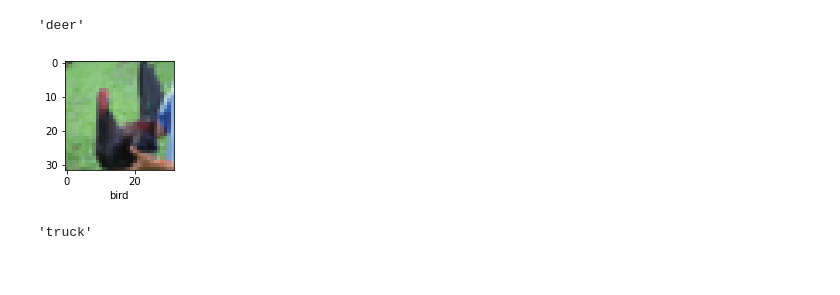
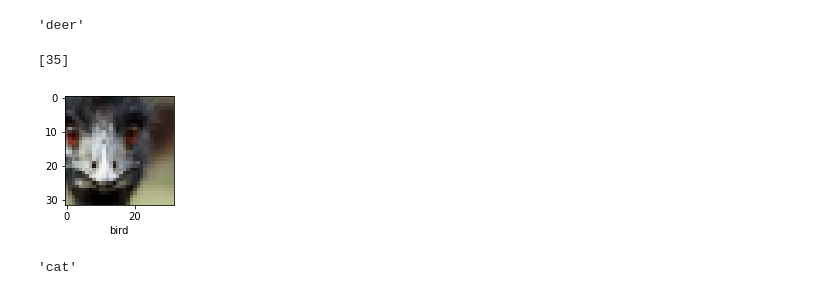
Before and after one commit to Snehashis100/Image-Classification-using-CNN, a Jupyter notebook: Image Classification.ipynb, the cells around one changed output. Saved outputs shown, nothing was run; the diff lists cells and outputs as text; code cells hidden in the pictures.

```diff
--- a/Image Classification.ipynb
+++ b/Image Classification.ipynb
@@ -324,10 +538,10 @@ classes[pred_classes[24]]
 # %% [output]
 'deer'
+# %%
+Get_Wrong_Pred_Index(y_test,predicted_class,30,40)
+# %% [output]
+[35]
 # %%
-Show_Image(X_test,25,y_test,classes)
+Show_Image(X_test,35,y_test,classes)
 # %% [output]
-[figure, old version]
+[figure, new version]
-# %%
-classes[pred_classes[25]]
-# %% [output]
-'truck'
@@ -338,0 +548,4 @@ classes[pred_classes[25]]
+# %%
+classes[predicted_class[35]]
+# %% [output]
+'cat'
```
Also changed, not shown: parts of 47 cells of this notebook, 2 other files.
